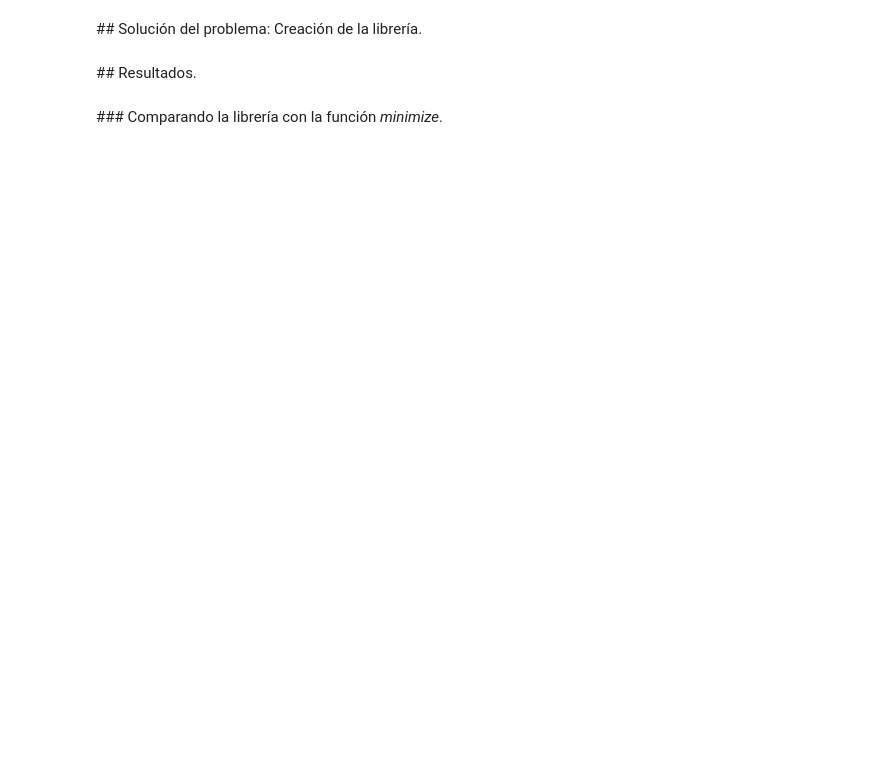
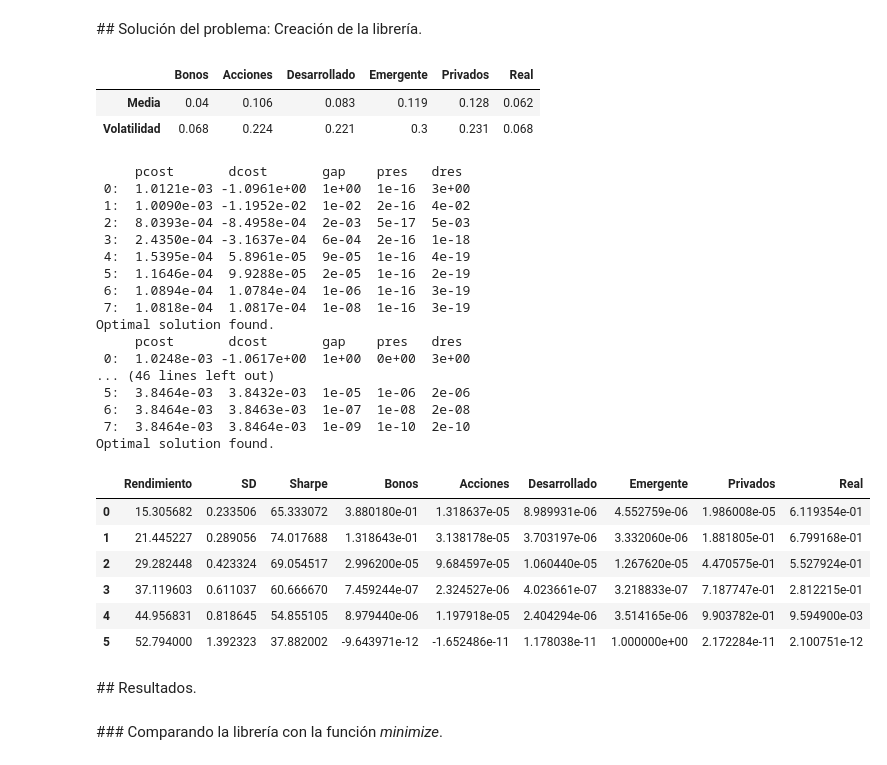
Before and after one commit to oscaralfonso17/proyecto_portafolios, a Jupyter notebook: ProyectoFinal_EnriquezF_RamirezJ_FloresO.ipynb, the cells around one changed output. Cells and saved outputs as stored; diff of their text form; code cells hidden in the pictures; blank space fills up the shorter version.

```diff
--- a/ProyectoFinal_EnriquezF_RamirezJ_FloresO.ipynb
+++ b/ProyectoFinal_EnriquezF_RamirezJ_FloresO.ipynb
@@ -59,0 +89,4 @@ FILE
+# %%
+def sharpe(er,sp,rf):
+    s = (er-rf)/sp
+    return s
@@ -60,3 +125,73 @@ FILE
+# %%
+def optimal_portfolio(daily_ret, n_opt, risk_free):
+    # Frontier points
+    #Packages
+    import pandas as pd
+    import sklearn.covariance as skcov
+    import numpy as np
+    import cvxopt as opt
+    from cvxopt import blas, solvers
+    num_stocks = daily_ret.columns.size
+    #cvxopt matrices
+    robust_cov_matrix = skcov.ShrunkCovariance().fit(daily_ret).covariance_
+    S = opt.matrix(robust_cov_matrix)
+    daily_ret_mean = daily_ret.mean().values
+    mus = np.linspace(daily_ret_mean.min(), daily_ret_mean.max(), n_opt)
+    # Constraint matrices
+    G = -opt.matrix(np.concatenate((np.array([daily_ret_mean]),np.eye(num_stocks)),axis=0))
+    p = opt.matrix(np.zeros((num_stocks, 1)))
+    A = opt.matrix(np.ones((1,num_stocks)))
+    b = opt.matrix(np.array([1.0]))
+    # Calculate efficient frontier weights using quadratic programming
+    portfolios = np.zeros((n_opt, num_stocks))
+    for k in range(n_opt):
+        h = -opt.matrix(np.concatenate((np.array([[mus[k]]]),np.zeros((num_stocks,1))), axis=0))
+        portfolios[k,:] = np.asarray(solvers.qp(S, p, G, h, A, b)['x']).T[0]
+    # Risk and returns
+    returns = 252*portfolios.dot(daily_ret_mean)
+    risks = np.zeros(n_opt)
+    for i in range(n_opt):
+        risks[i] = np.sqrt(252*portfolios[i,:].dot(robust_cov_matrix).dot(portfolios[i,:].T))
+    sharpe = (returns-risk_free)/risks
+    return  pd.DataFrame(data=np.column_stack((returns,risks,sharpe,portfolios)),
+                         columns=(['Rendimiento','SD','Sharpe']+list(daily_ret.columns)))
+# %%
+annual_ret_summ = pd.DataFrame(columns=['Bonos', 'Acciones', 'Desarrollado', 'Emergente', 'Privados', 'Real'], index=['Media', 'Volatilidad'])
+annual_ret_summ.loc['Media'] = np.array([0.0400, 0.1060, 0.0830, 0.1190, 0.1280, 0.0620])
+annual_ret_summ.loc['Volatilidad'] = np.array([0.0680, 0.2240, 0.2210, 0.3000, 0.2310, 0.0680])
+
+annual_ret_summ.round(4)
+# %% [output]
+|  | Bonos | Acciones | Desarrollado | Emergente | Privados | Real |
+| Media | 0.04 | 0.106 | 0.083 | 0.119 | 0.128 | 0.062 |
+| Volatilidad | 0.068 | 0.224 | 0.221 | 0.3 | 0.231 | 0.068 |
+# %%
+optimal_portfolio(annual_ret_summ,6,0.05)
+# %% [output]
+     pcost       dcost       gap    pres   dres
+ 0:  1.0121e-03 -1.0961e+00  1e+00  1e-16  3e+00
+ 1:  1.0090e-03 -1.1952e-02  1e-02  2e-16  4e-02
+ 2:  8.0393e-04 -8.4958e-04  2e-03  5e-17  5e-03
+ 3:  2.4350e-04 -3.1637e-04  6e-04  2e-16  1e-18
+ 4:  1.5395e-04  5.8961e-05  9e-05  1e-16  4e-19
+ 5:  1.1646e-04  9.9288e-05  2e-05  1e-16  2e-19
+ 6:  1.0894e-04  1.0784e-04  1e-06  1e-16  3e-19
+ 7:  1.0818e-04  1.0817e-04  1e-08  1e-16  3e-19
+Optimal solution found.
+     pcost       dcost       gap    pres   dres
+ 0:  1.0248e-03 -1.0617e+00  1e+00  0e+00  3e+00
+... (46 lines left out)
+ 5:  3.8464e-03  3.8432e-03  1e-05  1e-06  2e-06
+ 6:  3.8464e-03  3.8463e-03  1e-07  1e-08  2e-08
+ 7:  3.8464e-03  3.8464e-03  1e-09  1e-10  2e-10
+Optimal solution found.
+|  | Rendimiento | SD | Sharpe | Bonos | Acciones | Desarrollado | Emergente | Privados | Real |
+| 0 | 15.305682 | 0.233506 | 65.333072 | 3.880180e-01 | 1.318637e-05 | 8.989931e-06 | 4.552759e-06 | 1.986008e-05 | 6.119354e-01 |
+| 1 | 21.445227 | 0.289056 | 74.017688 | 1.318643e-01 | 3.138178e-05 | 3.703197e-06 | 3.332060e-06 | 1.881805e-01 | 6.799168e-01 |
+| 2 | 29.282448 | 0.423324 | 69.054517 | 2.996200e-05 | 9.684597e-05 | 1.060440e-05 | 1.267620e-05 | 4.470575e-01 | 5.527924e-01 |
+| 3 | 37.119603 | 0.611037 | 60.666670 | 7.459244e-07 | 2.324527e-06 | 4.023661e-07 | 3.218833e-07 | 7.187747e-01 | 2.812215e-01 |
+| 4 | 44.956831 | 0.818645 | 54.855105 | 8.979440e-06 | 1.197918e-05 | 2.404294e-06 | 3.514165e-06 | 9.903782e-01 | 9.594900e-03 |
+| 5 | 52.794000 | 1.392323 | 37.882002 | -9.643971e-12 | -1.652486e-11 | 1.178038e-11 | 1.000000e+00 | 2.172284e-11 | 2.100751e-12 |
 # %% [markdown]
 ## Resultados.
 # %% [markdown]
```
Also changed, not shown: parts of 20 cells of this notebook, 1 other file.
